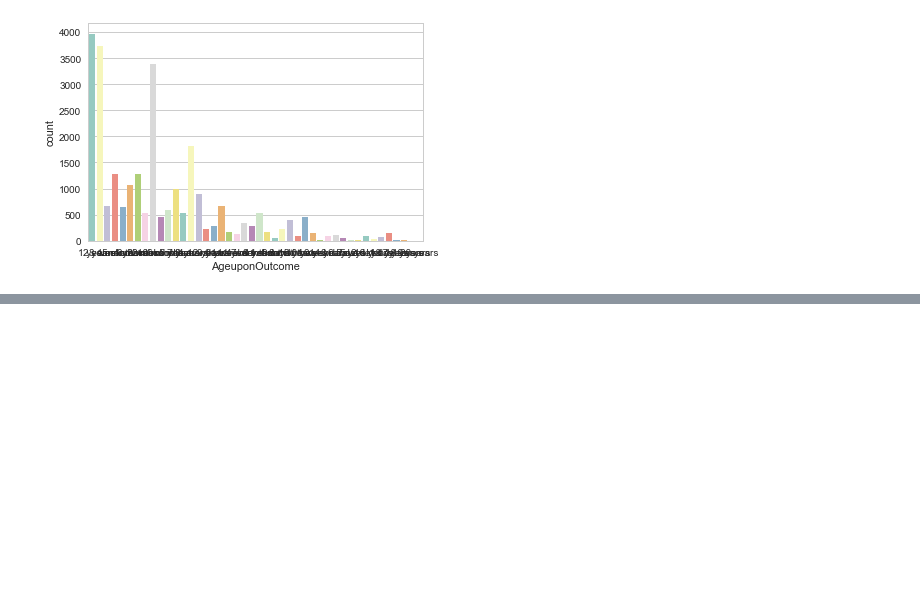
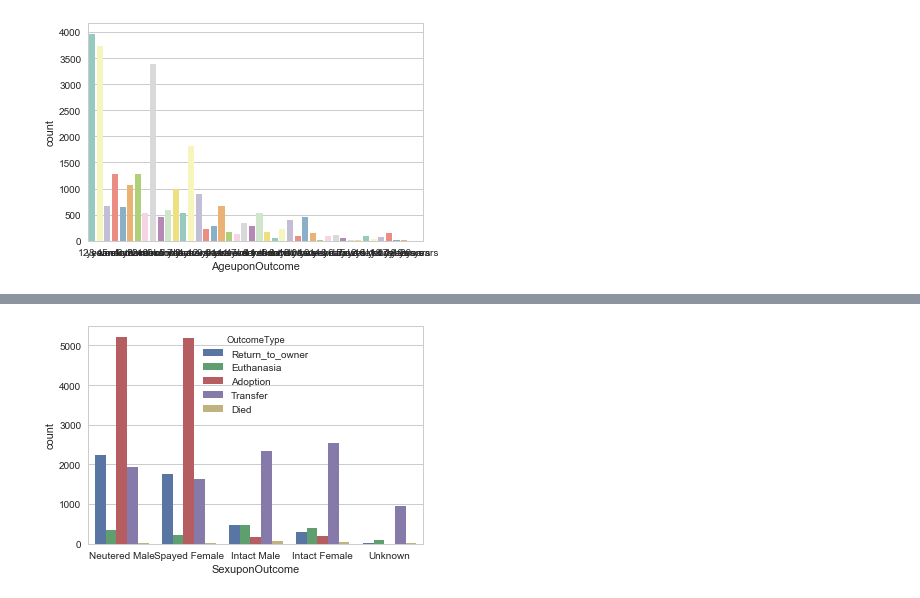
Before and after one commit to frozendrpepper/ML_Project, a Jupyter notebook: ML_project_joseph.ipynb, the cells around one changed output, grey strips where cells are left out. Cells and saved outputs as stored; diff of their text form; code cells hidden in the pictures; blank space fills up the shorter version.

```diff
--- a/ML_project_joseph.ipynb
+++ b/ML_project_joseph.ipynb
@@ -111,7 +118,0 @@ plt.show()
-# %%
-def calc_age_category(x):
-    if x < 3: return 'young'
-    if x < 5: return 'young adult'
-    if x < 10: return 'adult'
-    return 'old'
-df['AgeCategory'] = df.AgeuponOutcomeInYears.apply(calc_age_category)
@@ -117,0 +128,5 @@ df['AgeCategory'] = df.AgeuponOutcomeInYears.apply(calc_age_category)
+# %%
+sns.countplot(data=df, x='SexuponOutcome',hue='OutcomeType')
+plt.show()
+# %% [output]
+[figure, added]
```
Also changed, not shown: parts of 13 cells of this notebook.
